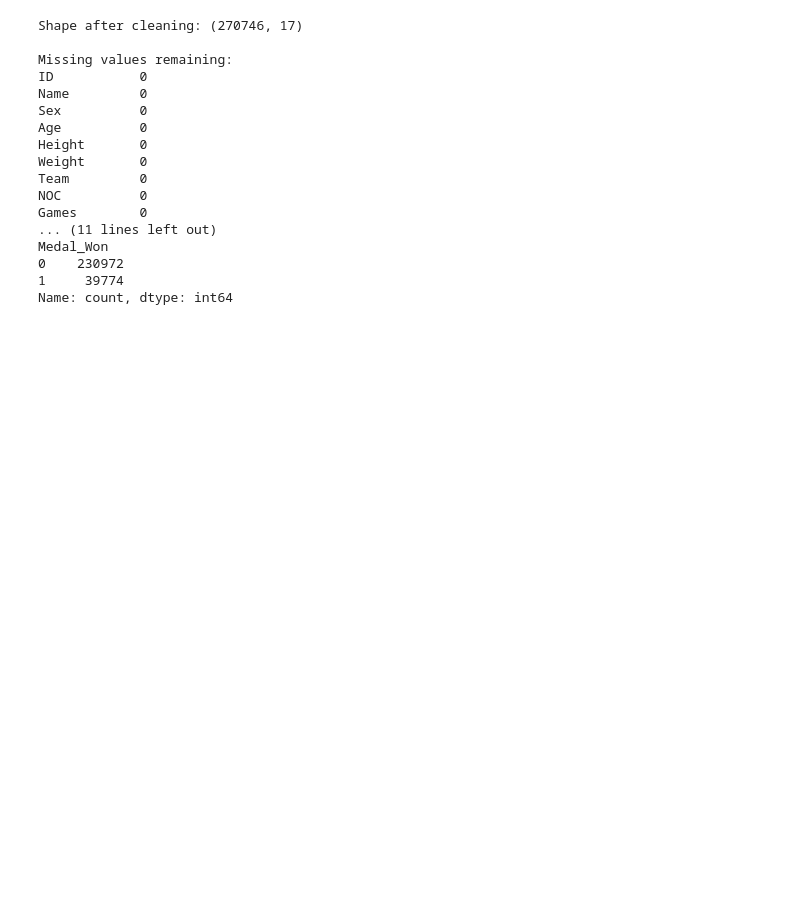
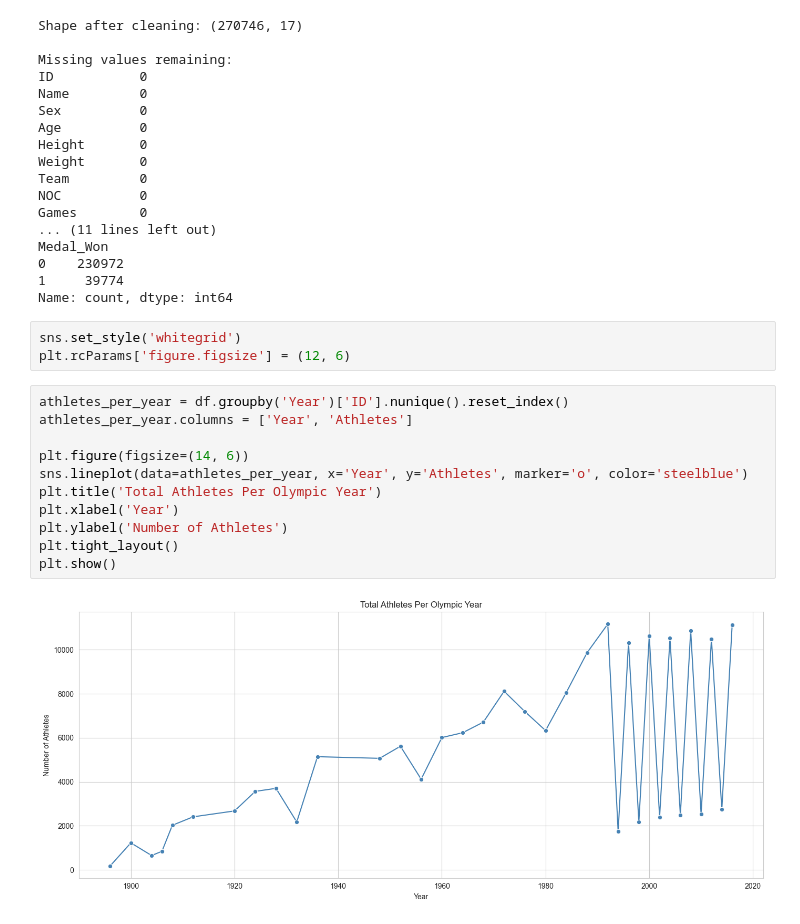
Before and after one commit to kunjagarwal-dev/olympics-data-analysis, a Jupyter notebook: notebooks/olympics_analysis.ipynb, the cells around one changed output. Cells and saved outputs as stored; diff of their text form; blank space fills up the shorter version.

```diff
--- a/notebooks/olympics_analysis.ipynb
+++ b/notebooks/olympics_analysis.ipynb
@@ -125,3 +129,19 @@ Medal_Won
 0    230972
 1     39774
 Name: count, dtype: int64
+# %%
+sns.set_style('whitegrid')
+plt.rcParams['figure.figsize'] = (12, 6)
+# %%
+athletes_per_year = df.groupby('Year')['ID'].nunique().reset_index()
+athletes_per_year.columns = ['Year', 'Athletes']
+
+plt.figure(figsize=(14, 6))
+sns.lineplot(data=athletes_per_year, x='Year', y='Athletes', marker='o', color='steelblue')
+plt.title('Total Athletes Per Olympic Year')
+plt.xlabel('Year')
+plt.ylabel('Number of Athletes')
+plt.tight_layout()
+plt.show()
+# %% [output]
+[figure, added]
```
Also changed, not shown: parts of 10 cells of this notebook.
